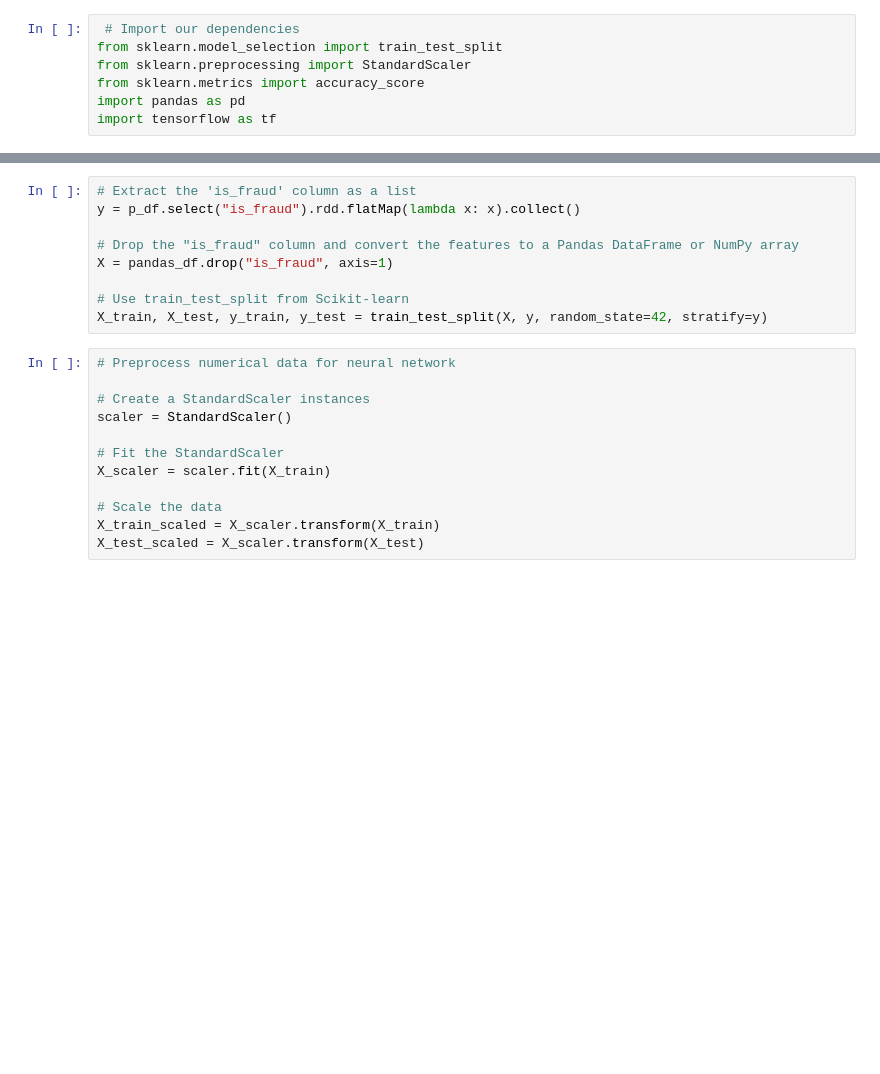
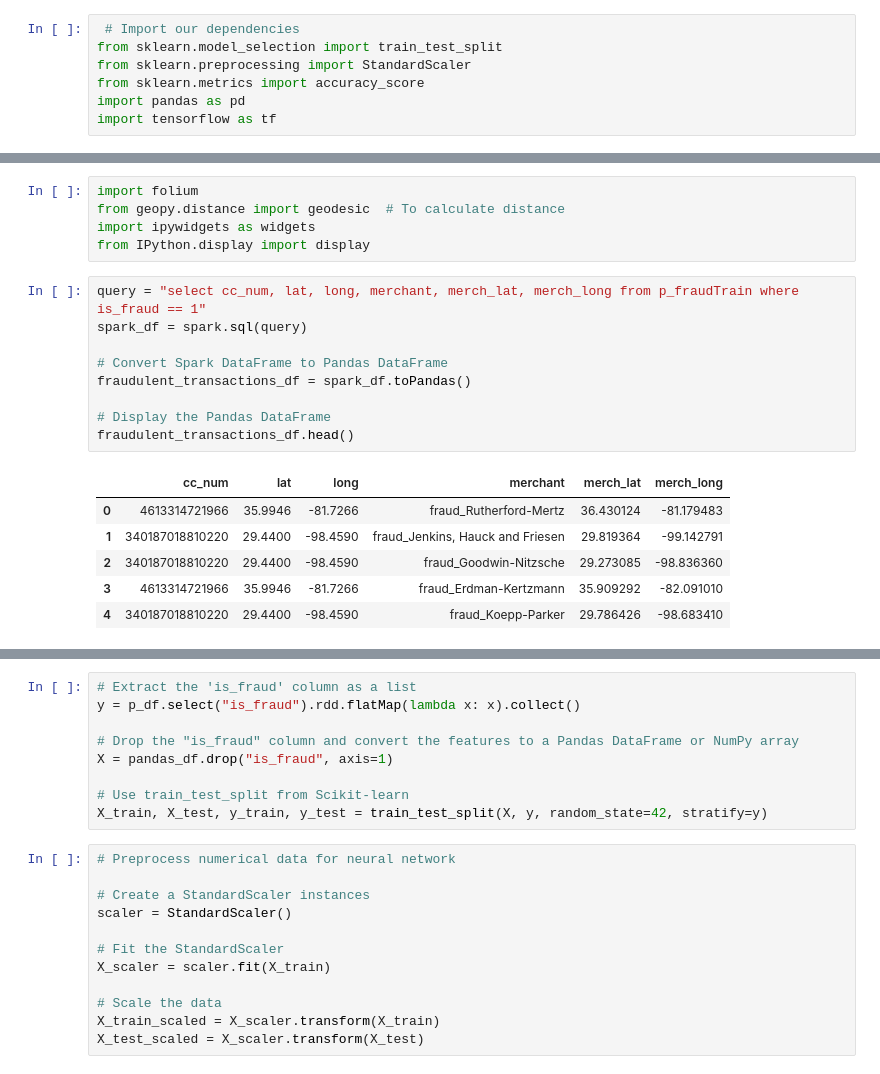
Before and after one commit to jhammans/fraud_busters, a Jupyter notebook: credit_card_parquet.ipynb, the cells around one changed output, grey strips where cells are left out. Drawn from its saved outputs; the diff is of its cells as text; blank space fills up the shorter version.

```diff
--- a/credit_card_parquet.ipynb
+++ b/credit_card_parquet.ipynb
@@ -104,0 +213,21 @@ pandas_df.head()
+# %%
+import folium
+from geopy.distance import geodesic  # To calculate distance
+import ipywidgets as widgets
+from IPython.display import display
+# %%
+query = "select cc_num, lat, long, merchant, merch_lat, merch_long from p_fraudTrain where is_fraud == 1"
+spark_df = spark.sql(query)
+
+# Convert Spark DataFrame to Pandas DataFrame
+fraudulent_transactions_df = spark_df.toPandas()
+
+# Display the Pandas DataFrame
+fraudulent_transactions_df.head()
+# %% [output]
+|  | cc_num | lat | long | merchant | merch_lat | merch_long |
+| 0 | 4613314721966 | 35.9946 | -81.7266 | fraud_Rutherford-Mertz | 36.430124 | -81.179483 |
+| 1 | 340187018810220 | 29.4400 | -98.4590 | fraud_Jenkins, Hauck and Friesen | 29.819364 | -99.142791 |
+| 2 | 340187018810220 | 29.4400 | -98.4590 | fraud_Goodwin-Nitzsche | 29.273085 | -98.836360 |
+| 3 | 4613314721966 | 35.9946 | -81.7266 | fraud_Erdman-Kertzmann | 35.909292 | -82.091010 |
+| 4 | 340187018810220 | 29.4400 | -98.4590 | fraud_Koepp-Parker | 29.786426 | -98.683410 |
```
Also changed, not shown: parts of 9 cells of this notebook.
